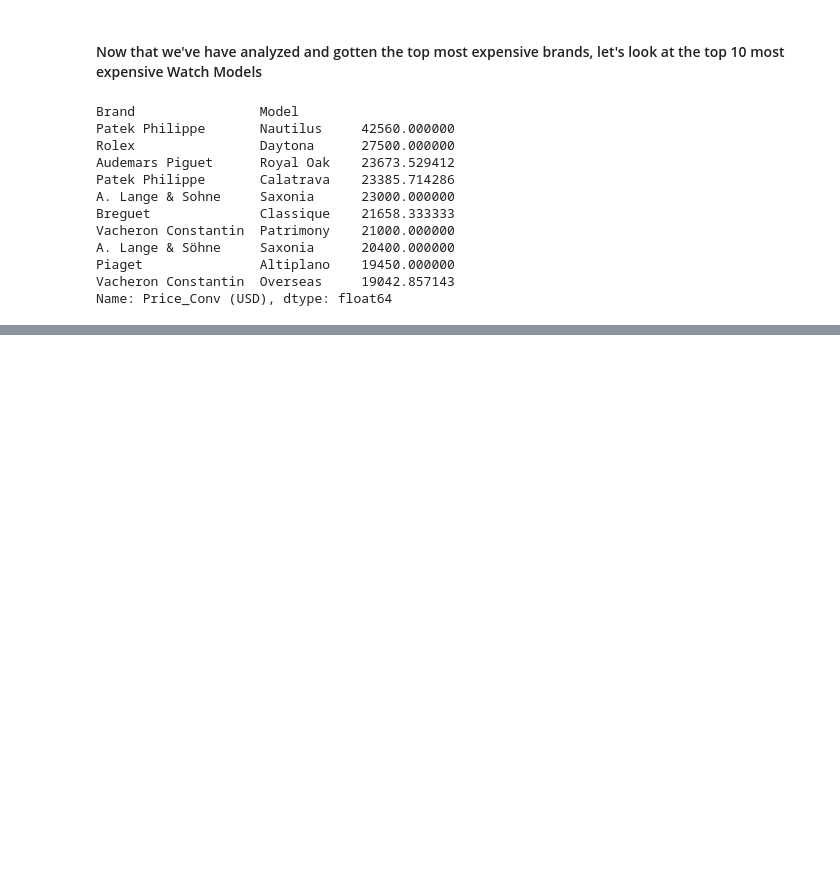
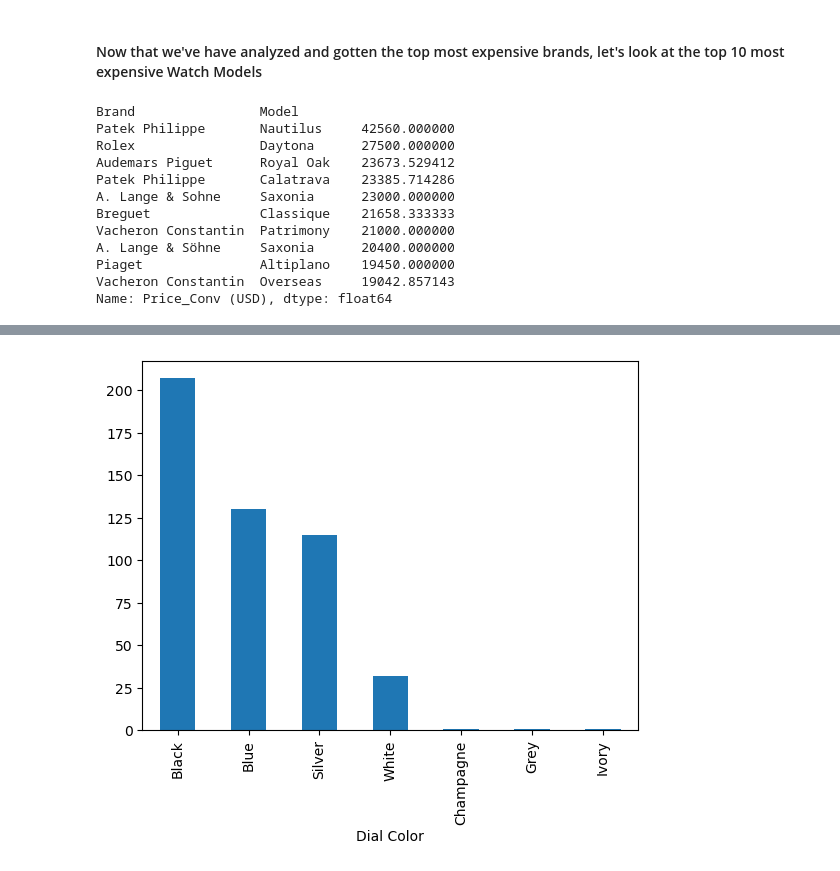
Before and after one commit to chikeibezim/analyzing-luxury-watches, a Jupyter notebook: analyzing-luxury-watches.ipynb, the cells around one changed output, grey strips where cells are left out. Drawn from its saved outputs; the diff is of its cells as text; code cells hidden in the pictures; blank space fills up the shorter version.

```diff
--- a/analyzing-luxury-watches.ipynb
+++ b/analyzing-luxury-watches.ipynb
@@ -246,0 +257,5 @@ plt.show()
+# %%
+lw_df_cleaned.head()
+
+lw_colors = lw_df_cleaned.groupby("Dial Color")["Model"].count().sort_values(ascending=False)
+lw_colors
@@ -246,0 +272,5 @@ plt.show()
+# %%
+lw_colors.plot(kind="bar", y="Count")
+plt.show()
+# %% [output]
+[figure, added]
```
Also changed, not shown: parts of 7 cells of this notebook.
